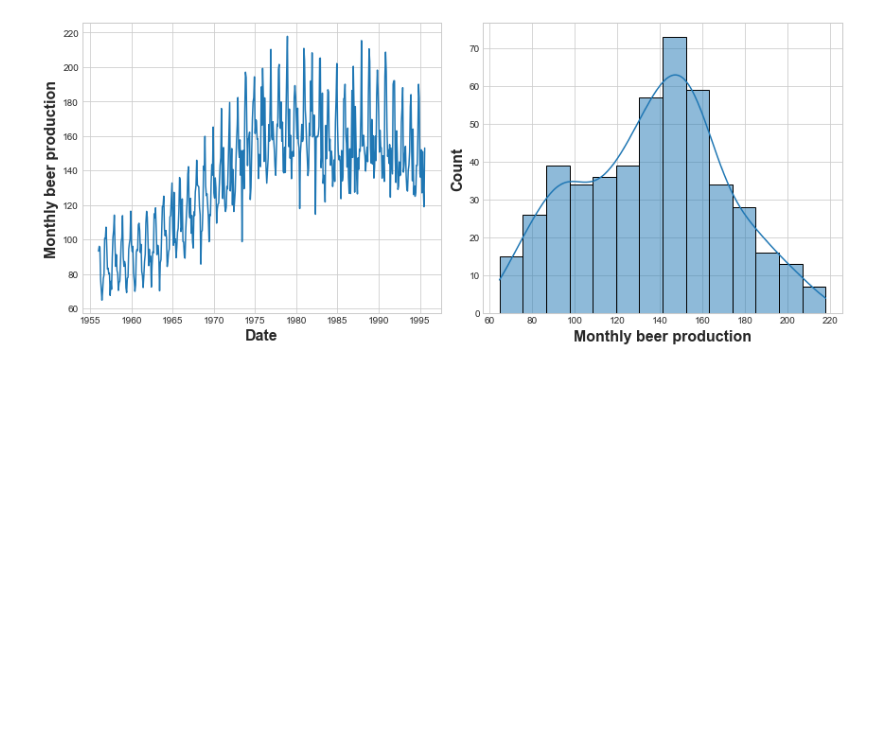
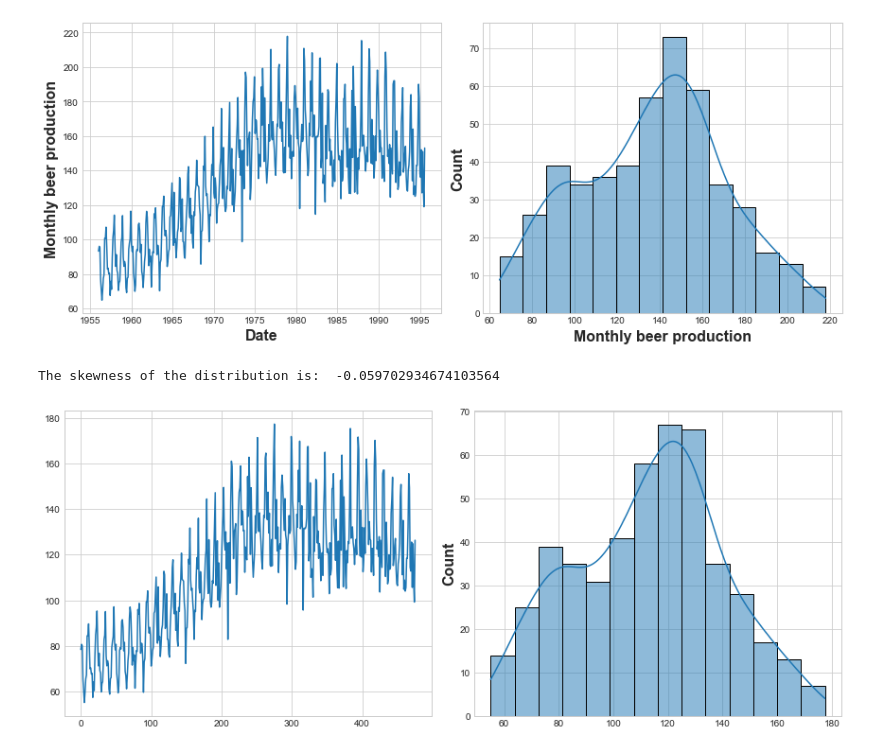
Before and after one commit to JudsonMorgan/Monthly-beer-production, a Jupyter notebook: monthly-beer-production.ipynb, the cells around one changed output. Saved outputs shown, nothing was run; the diff lists cells and outputs as text; code cells hidden in the pictures; blank space fills up the shorter version.

Commit message:
more visualization

```diff
--- a/monthly-beer-production.ipynb
+++ b/monthly-beer-production.ipynb
@@ -155,3 +155,14 @@ hist_plot(df['Monthly beer production'])
 # %% [output]
 The skewness of the distribution is:  -0.03592253940022188
 [figure]
+# %%
+from sklearn.preprocessing import PowerTransformer
+
+pt = PowerTransformer(method = 'box-cox', standardize=False)
+
+box_cox_close = pd.Series(pt.fit_transform(df['Monthly beer production'].to_numpy().reshape(-1, 1)).ravel())
+# %%
+hist_plot(box_cox_close)
+# %% [output]
+The skewness of the distribution is:  -0.059702934674103564
+[figure, added]
```
Also changed, not shown: parts of 7 cells of this notebook.
